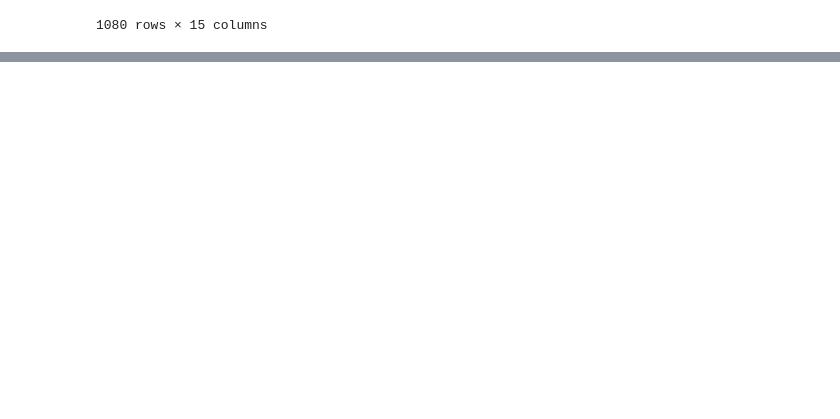
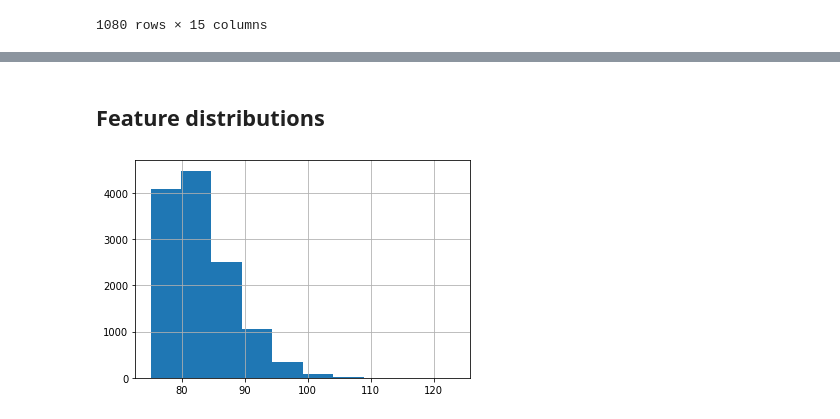
Before and after one commit to OmidSa75/Data_scinece-Smartset-overloads-PoliMI, a Jupyter notebook: main.ipynb, the cells around one changed output, grey strips where cells are left out. Saved outputs shown, nothing was run; the diff lists cells and outputs as text; code cells hidden in the pictures; blank space fills up the shorter version.

Commit message:
feature distribution

```diff
--- a/main.ipynb
+++ b/main.ipynb
@@ -404,0 +502,7 @@ df1_important
+# %% [markdown]
+## Feature distributions
+# %%
+df1['max_overload'].hist()
+plt.show()
+# %% [output]
+[figure, added]
```
Also changed, not shown: parts of 17 cells of this notebook.
